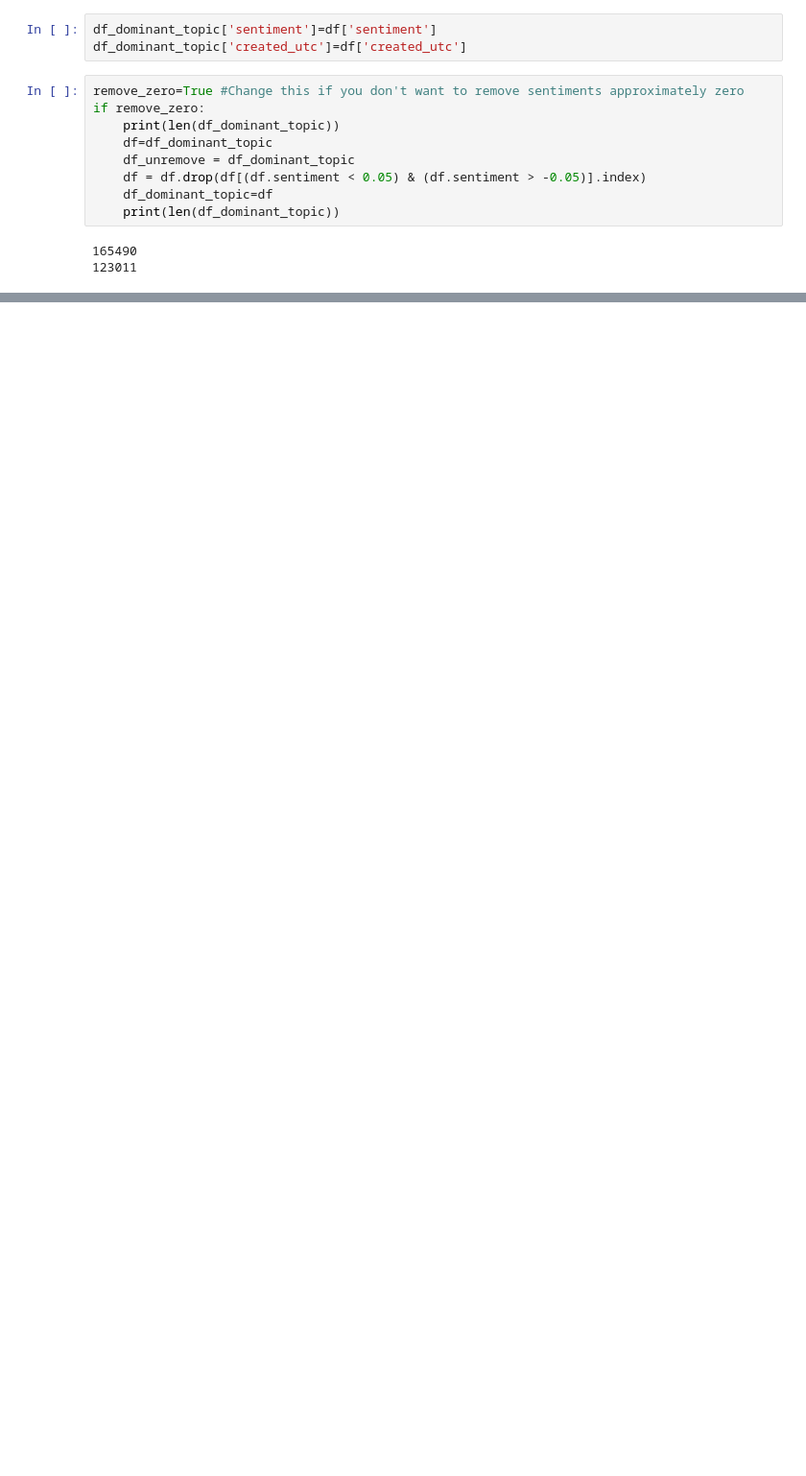
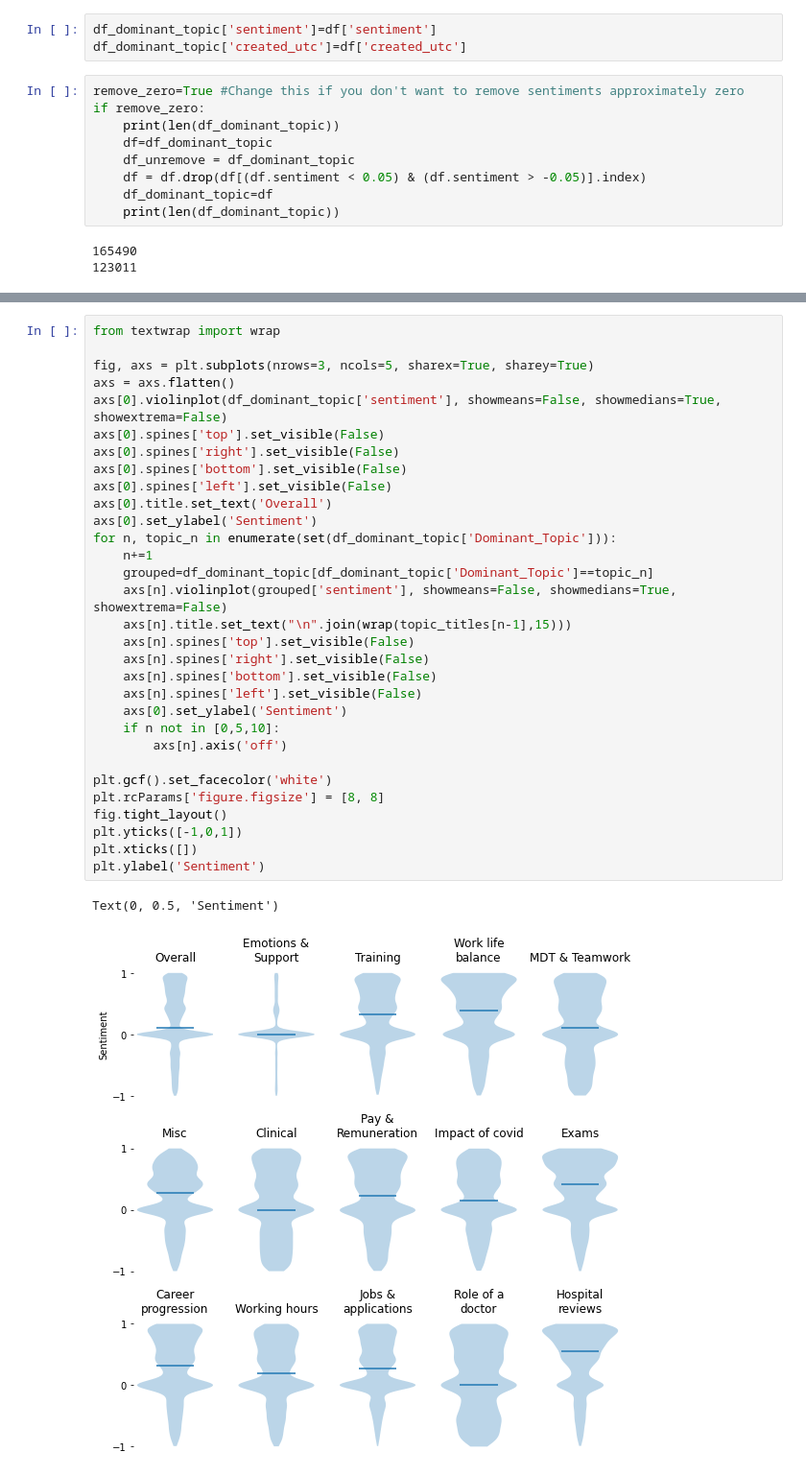
Before and after one commit to StuMaitland/reddit_scraper, a Jupyter notebook: lda_test.ipynb, the cells around one changed output, grey strips where cells are left out. Shown at 96% size. Cells and saved outputs as stored; diff of their text form; blank space fills up the shorter version.

```diff
--- a/lda_test.ipynb
+++ b/lda_test.ipynb
@@ -341 +294,35 @@ topic_sentiment
+# %%
+from textwrap import wrap
+
+fig, axs = plt.subplots(nrows=3, ncols=5, sharex=True, sharey=True)
+axs = axs.flatten()
+axs[0].violinplot(df_dominant_topic['sentiment'], showmeans=False, showmedians=True, showextrema=False)
+axs[0].spines['top'].set_visible(False)
+axs[0].spines['right'].set_visible(False)
+axs[0].spines['bottom'].set_visible(False)
+axs[0].spines['left'].set_visible(False)
+axs[0].title.set_text('Overall')
+axs[0].set_ylabel('Sentiment')
+for n, topic_n in enumerate(set(df_dominant_topic['Dominant_Topic'])):
+    n+=1
+    grouped=df_dominant_topic[df_dominant_topic['Dominant_Topic']==topic_n]
+    axs[n].violinplot(grouped['sentiment'], showmeans=False, showmedians=True, showextrema=False)
+    axs[n].title.set_text("\n".join(wrap(topic_titles[n-1],15)))
+    axs[n].spines['top'].set_visible(False)
+    axs[n].spines['right'].set_visible(False)
+    axs[n].spines['bottom'].set_visible(False)
+    axs[n].spines['left'].set_visible(False)
+    axs[0].set_ylabel('Sentiment')
+    if n not in [0,5,10]:
+        axs[n].axis('off')
+
+plt.gcf().set_facecolor('white')
+plt.rcParams['figure.figsize'] = [8, 8]
+fig.tight_layout()
+plt.yticks([-1,0,1])
+plt.xticks([])
+plt.ylabel('Sentiment')
+# %% [output]
+Text(0, 0.5, 'Sentiment')
+[figure, added]
 # %%
```
Also changed, not shown: parts of 20 cells of this notebook, 1 other file.
